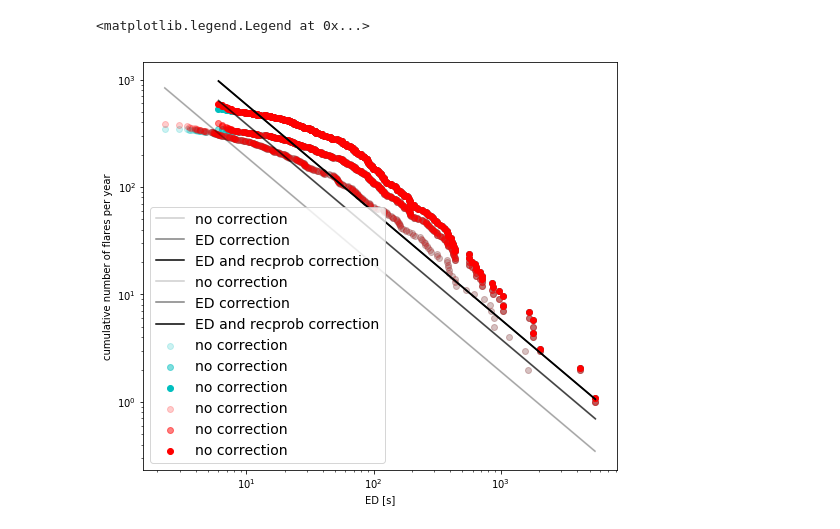
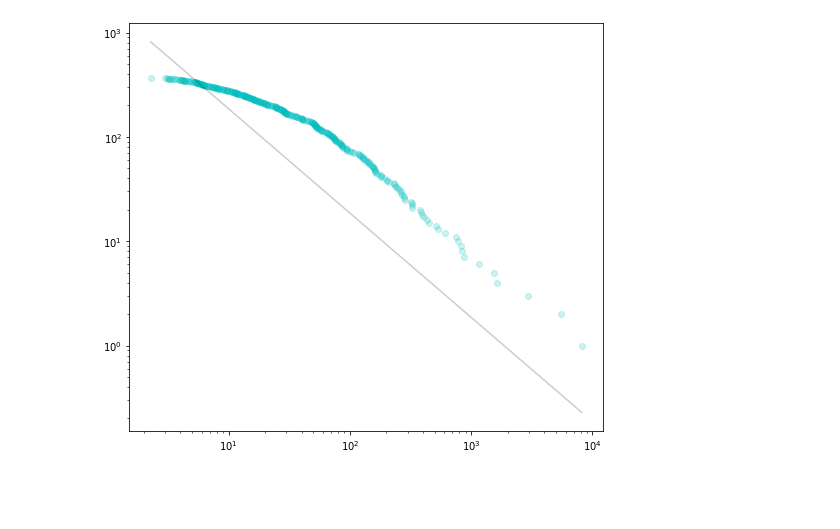
Before and after one commit to ekaterinailin/TESS_UCD_flares, a Jupyter notebook: notebook/NB5_post_analysis.ipynb, the cells around one changed output. Cells and saved outputs as stored; diff of their text form; code cells hidden in the pictures; blank space fills up the shorter version.

Commit message:
Added vetted flares and a SpT table. Tinkered with FFDs.

```diff
--- a/notebook/NB5_post_analysis.ipynb
+++ b/notebook/NB5_post_analysis.ipynb
@@ -10,7 +10,7 @@ from funcs.ffd import FFD
 import time
 tstamp = time.strftime("%d_%m_%Y_%H_%M", time.localtime())
 # %%
-df = pd.read_csv("../flare_tables/20200218_vetted_flares.csv",
+df = pd.read_csv("../flare_tables/20200225_vetted_flares.csv",
                 names=['ampl_rec','cstart','cstop','ed_rec','ed_rec_err',
                     'istart', 'istop','total_n_valid_data_points',
                     'tstart', 'tstop',  'dur', 'ed_ratio','ed_ratio_count',
@@ -19,10 +19,10 @@ df = pd.read_csv("../flare_tables/20200218_vetted_flares.csv",
             'ed_ratio_std','amplitude_ratio_std','duration_ratio_std','recovery_probability_std',
             'ed_corr_err','amplitude_corr_err','duration_corr_err',"TIC","sector"])
 
-#spts = pd.read_csv("../flare_tables/spts.csv")
+spts = pd.read_csv("../flare_tables/spts.csv")
 
-#spts.head()
-#df = df.merge(spts[["TIC","spt","TESSmag"]],on="TIC")
+spts.head()
+df = df.merge(spts[["TIC","spt","TESSmag"]],on="TIC")
 df.head()
 # %% [output]
 |  | ampl_rec | cstart | cstop | ed_rec | ed_rec_err | istart | istop | total_n_valid_data_points | tstart | ... |
@@ -94,85 +61,22 @@ df[df.TESSmag>10].TESSmag.hist()
 # %%
-df["TIC"] = np.arange(df.shape[0])%13
 df = df[~np.isnan(df.recovery_probability) & (df.recovery_probability > 0.2)]
 df = df.sort_values(by="ed_corr", ascending=False)
 df = df[~df.ed_corr.isnull() & np.isfinite(df.ed_corr) & (df.ed_corr > 6)]
 
 ffd = FFD(df,ID="TIC")
 ffd.alpha, ffd.alpha_err = 2., .2
 ffd.tot_obs_time = 1.
 
 fig, ax = plt.subplots(1,figsize=(8.5,7.5))
 
 # No correction, single star mode
-ed, freq = ffd.ed_and_freq( energy_correction=False,
+ed, freq, counts = ffd.ed_and_freq( energy_correction=False,
                             recovery_probability_correction=False,
                              multiple_stars=False)
 ax.scatter(ed, freq, c="c", label="no correction",alpha=.2)
 _beta, ffd.beta, beta_err = ffd.fit_beta_to_powerlaw(ed,freq, mode="ED")
-ffd.plot_powerlaw(ax, ed, c="k", alpha=.2, label="no correction")
-
-# ED correction, single star mode
-ed, freq = ffd.ed_and_freq( energy_correction=True,
-                            recovery_probability_correction=False,
-                             multiple_stars=False)
-ax.scatter(ed, freq, c="c", label="no correction",alpha=.5)
-_beta, beta, beta_err = ffd.fit_beta_to_powerlaw(ed,freq, mode="ED")
-ffd.plot_powerlaw(ax, ed, c="k",alpha=.5, label="ED correction")
-
-
-# ED and recprob correction, single star mode
-ed, freq = ffd.ed_and_freq( energy_correction=True,
-                            recovery_probability_correction=True,
-                             multiple_stars=False)
-ax.scatter(ed, freq, c="c",alpha=1, label="no correction")
-_beta, beta, beta_err = ffd.fit_beta_to_powerlaw(ed,freq, mode="ED")
-ffd.plot_powerlaw(ax, ed, c="k",alpha=1, label="ED and recprob correction")
-
-
-
-
-# No correction, multiple star mode
-ed, freq = ffd.ed_and_freq( energy_correction=False,
-                            recovery_probability_correction=False,
-                             multiple_stars=True)
-ax.scatter(ed, freq, c="r", label="no correction",alpha=.2)
-_beta, beta, beta_err = ffd.fit_beta_to_powerlaw(ed,freq, mode="ED")
-ffd.plot_powerlaw(ax, ed, c="k", alpha=.2, label="no correction")
-
-# ED correction, multiple star mode
-ed, freq = ffd.ed_and_freq( energy_correction=True,
-                            recovery_probability_correction=False,
-                             multiple_stars=True)
-ax.scatter(ed, freq, c="r", label="no correction",alpha=.5)
-_beta, beta, beta_err = ffd.fit_beta_to_powerlaw(ed,freq, mode="ED")
-ffd.plot_powerlaw(ax, ed, c="k",alpha=.5, label="ED correction")
-
-
-# ED and recprob correction, multiple star mode
-ed, freq = ffd.ed_and_freq( energy_correction=True,
-                            recovery_probability_correction=True,
-                             multiple_stars=True)
-ax.scatter(ed, freq, c="r",alpha=1, label="no correction")
-_beta, beta, beta_err = ffd.fit_beta_to_powerlaw(ed,freq, mode="ED")
-ffd.plot_powerlaw(ax, ed, c="k",alpha=1, label="ED and recprob correction")
-
-
+ffd.plot_powerlaw(ax, ed, c="k", alpha=.2,)
 plt.xscale('log')
 plt.yscale('log')
-plt.xlabel("ED [s]")#"flare energy in TESS band [erg]")
-plt.ylabel("cumulative number of flares per year")
-# #plt.title(spt)
-plt.legend(fontsize=14)
-# #     plt.figure(figsize=(6.5,5.5))
-# #     plt.hist(df.TESSmag)
-# #     plt.title(spt)
-
-# plt.ylim(.1,1e3)
-# plt.xlim(1,10000)
-# # for x,z in zip(a,f):
-# #     print(x,z)
-# # print(df.shape)
-# plt.savefig(f"../plots/{tstamp}_FFD_two_step_correction.png".format(tstamp), dpi=300)
 # %% [output]
-<matplotlib.legend.Legend at 0x...>
-[figure, old version]
+[figure, new version]
```
Also changed, not shown: parts of 14 cells of this notebook, 3 other files.
